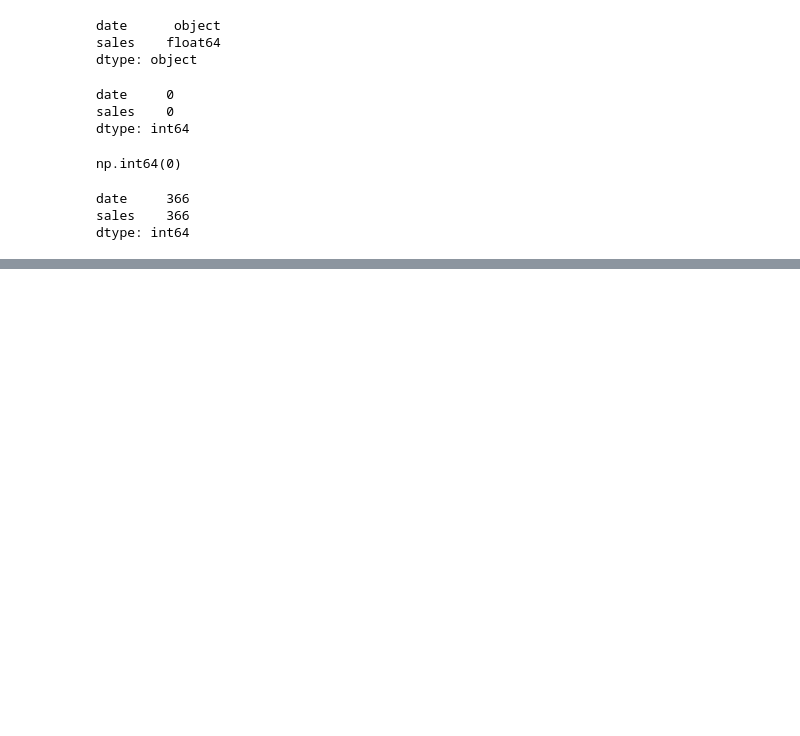
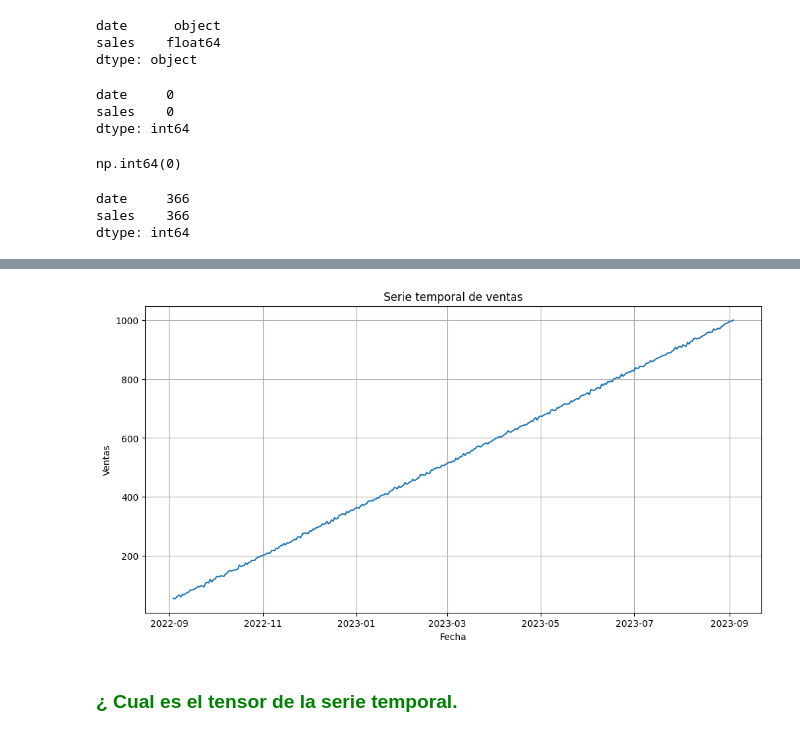
Before and after one commit to 4GeeksAcademy/infoasir20-primer-algoritmo, a Jupyter notebook: src/10-time-series-forecasting.ipynb, the cells around one changed output, grey strips where cells are left out. Drawn from its saved outputs; the diff is of its cells as text; code cells hidden in the pictures; blank space fills up the shorter version.

```diff
--- a/src/10-time-series-forecasting.ipynb
+++ b/src/10-time-series-forecasting.ipynb
@@ -45,0 +64,22 @@ dtype: int64
+# %%
+# Convertir la columna 'date' a tipo datetime
+df['date'] = pd.to_datetime(df['date'])
+
+# Ordenar por fecha (opcional pero recomendable)
+df = df.sort_values('date')
+
+# Establecer 'date' como índice
+df.set_index('date', inplace=True)
+
+# Graficar la serie temporal
+plt.figure(figsize=(12, 6))
+plt.plot(df['sales'])
+plt.title('Serie temporal de ventas')
+plt.xlabel('Fecha')
+plt.ylabel('Ventas')
+plt.grid(True)
+plt.show()
+# %% [output]
+[figure, added]
+# %% [markdown]
+### <span style="color: green;">¿ Cual es el tensor de la serie temporal.</span>
```
Also changed, not shown: parts of 26 cells of this notebook, 1 other file.
